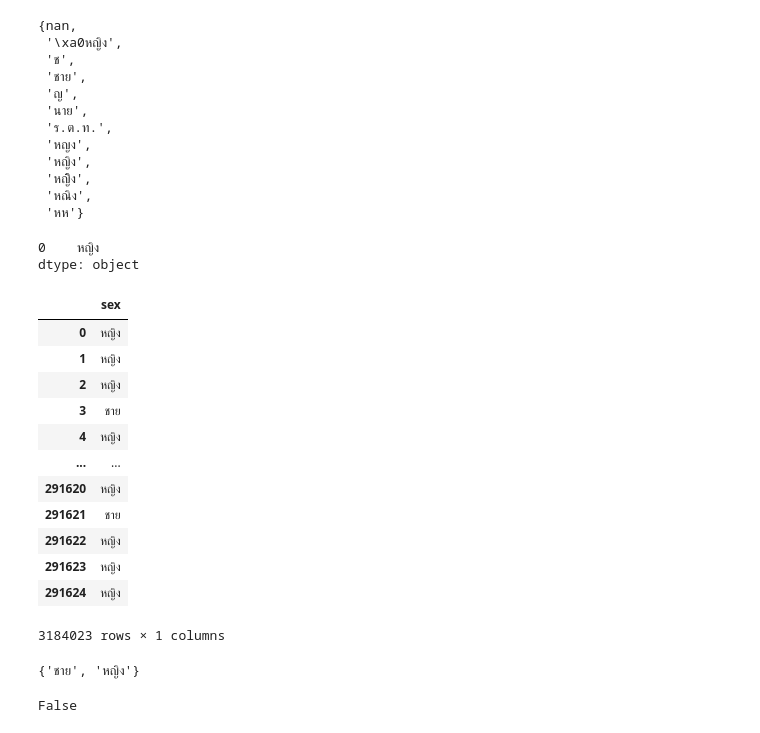
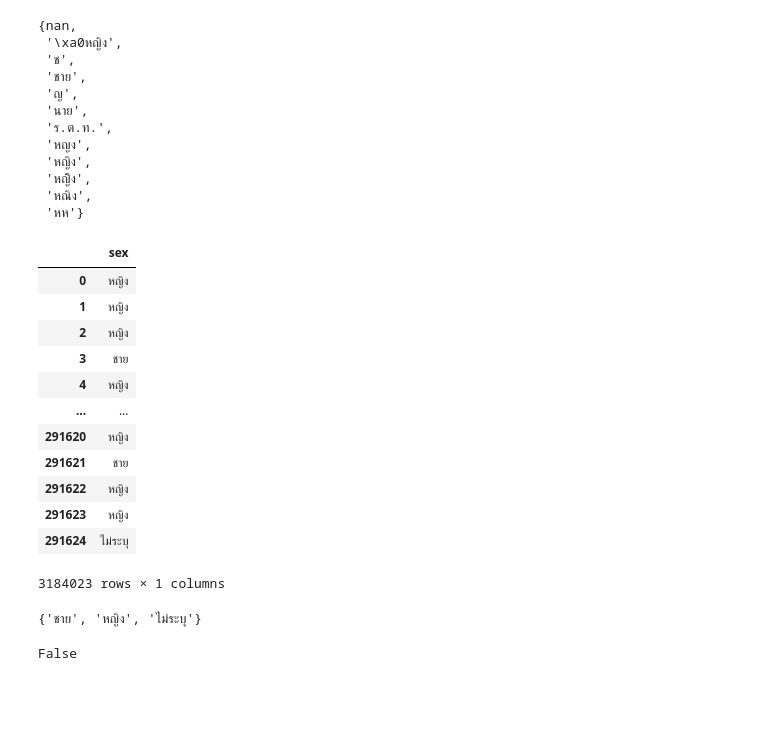
Before and after one commit to kittimaxz/data_viz_2022, a Jupyter notebook: Project.ipynb, the cells around one changed output. Cells and saved outputs as stored; diff of their text form; code cells hidden in the pictures; blank space fills up the shorter version.

```diff
--- a/Project.ipynb
+++ b/Project.ipynb
@@ -306,27 +306,22 @@ set(data_covid['sex']) # ดูว่า sex เก็บค่าอะไร
  'หญิิง',
  'หณิง',
  'หห'}
-# %%
-data_covid['sex'].mode() # หาค่า mode ของ sex
-# %% [output]
-0    หญิง
-dtype: object
 # %%
-data_covid[['sex']] = data_covid[['sex']].fillna(value={'sex':'หญิง'}) # แทนค่า mode ในค่า missing
+data_covid[['sex']] = data_covid[['sex']].fillna(value={'sex':'ไม่ระบุ'}) # แทนค่า mode ในค่า missing
 data_covid[['sex']]
 # %% [output]
 |  | sex |
 | 0 | หญิง |
 | 1 | หญิง |
 | 2 | หญิง |
 | 3 | ชาย |
 | 4 | หญิง |
 | ... | ... |
 | 291620 | หญิง |
 | 291621 | ชาย |
 | 291622 | หญิง |
 | 291623 | หญิง |
-| 291624 | หญิง |
+| 291624 | ไม่ระบุ |
 3184023 rows × 1 columns
 # %%
 # แก้ข้อมูลที่ผิดให้อยู่ในรูปแบบเดียวกัน
@@ -342,7 +337,7 @@ data_covid['sex'].replace({'\xa0หญิง':'หญิง',
 # %%
 set(data_covid['sex'])
 # %% [output]
-{'ชาย', 'หญิง'}
+{'ชาย', 'หญิง', 'ไม่ระบุ'}
 # %%
 data_covid['sex'].isnull().any()
 # %% [output]
```
Also changed, not shown: parts of 17 cells of this notebook.
